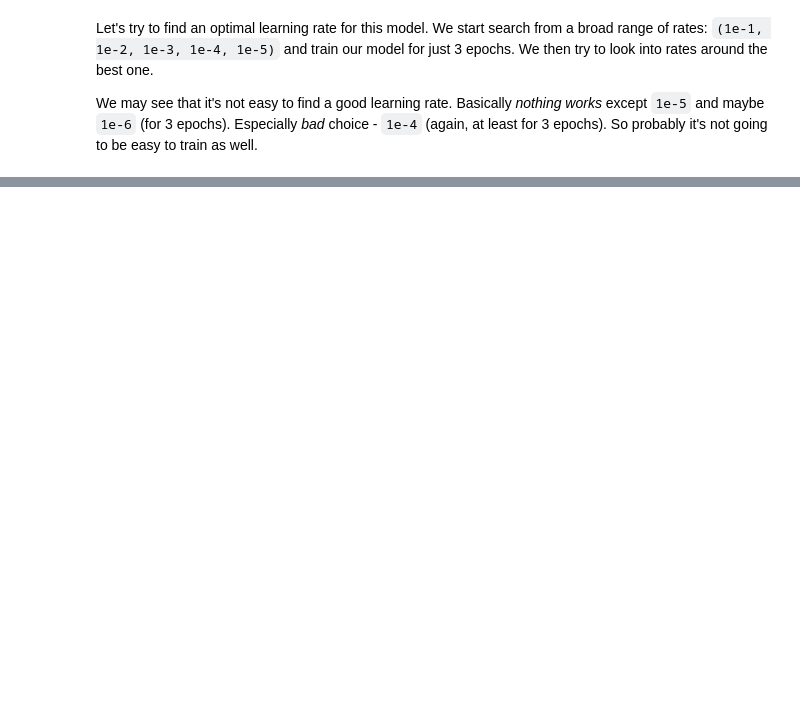
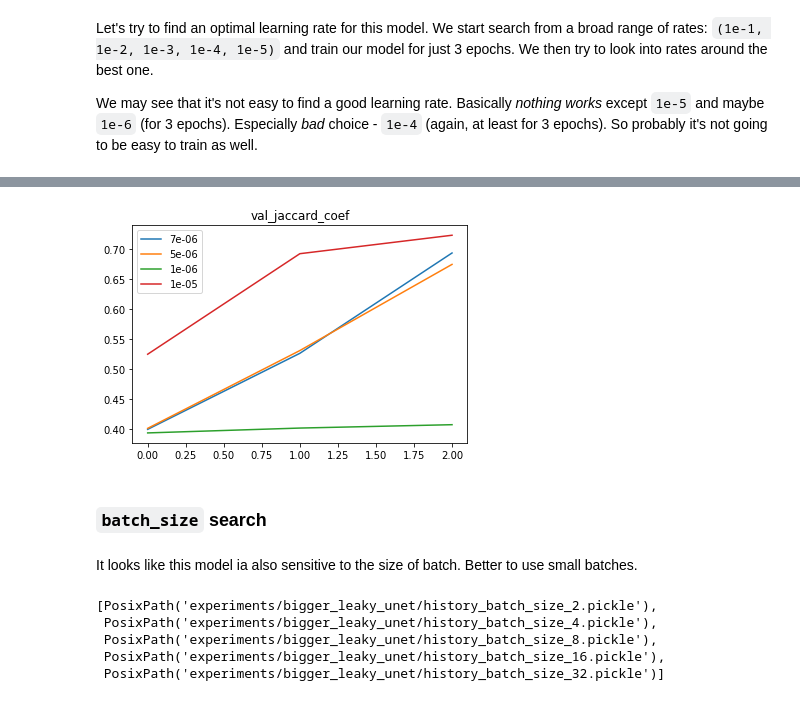
Before and after one commit to ilyarudyak/cs230_project_keras, a Jupyter notebook: skin_lesion/param_tuning.ipynb, the cells around one changed output, grey strips where cells are left out. Saved outputs shown, nothing was run; the diff lists cells and outputs as text; code cells hidden in the pictures; blank space fills up the shorter version.

Commit message:
done training for different batch_sizes

```diff
--- a/skin_lesion/param_tuning.ipynb
+++ b/skin_lesion/param_tuning.ipynb
@@ -46,0 +84,10 @@ utils.plot_metric(metric='val_jaccard_coef', dir_path=dir_path)
+# %%
+good_histories = histories_lr[4:7] + [histories_lr[8]]
+# %%
+utils.plot_metric_paths('val_jaccard_coef', good_histories)
+# %% [output]
+[figure, added]
+# %% [markdown]
+### `batch_size` search
+# %% [markdown]
+It looks like this model ia also sensitive to the size of batch. Better to use small batches.
@@ -46,0 +96,8 @@ utils.plot_metric(metric='val_jaccard_coef', dir_path=dir_path)
+# %%
+histories_bs
+# %% [output]
+[PosixPath('experiments/bigger_leaky_unet/history_batch_size_2.pickle'),
+ PosixPath('experiments/bigger_leaky_unet/history_batch_size_4.pickle'),
+ PosixPath('experiments/bigger_leaky_unet/history_batch_size_8.pickle'),
+ PosixPath('experiments/bigger_leaky_unet/history_batch_size_16.pickle'),
+ PosixPath('experiments/bigger_leaky_unet/history_batch_size_32.pickle')]
```
Also changed, not shown: parts of 19 cells of this notebook, 6 other files.
